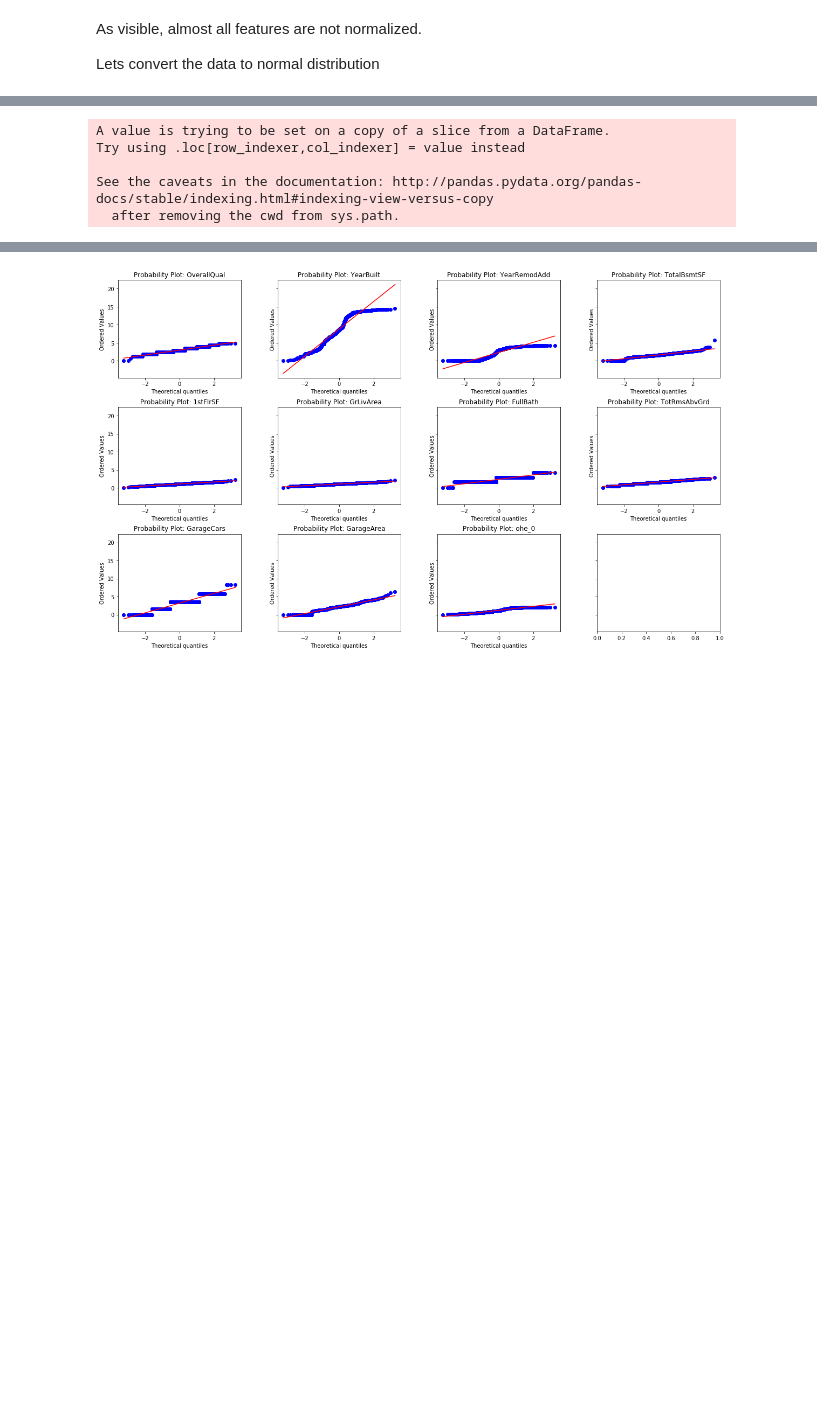
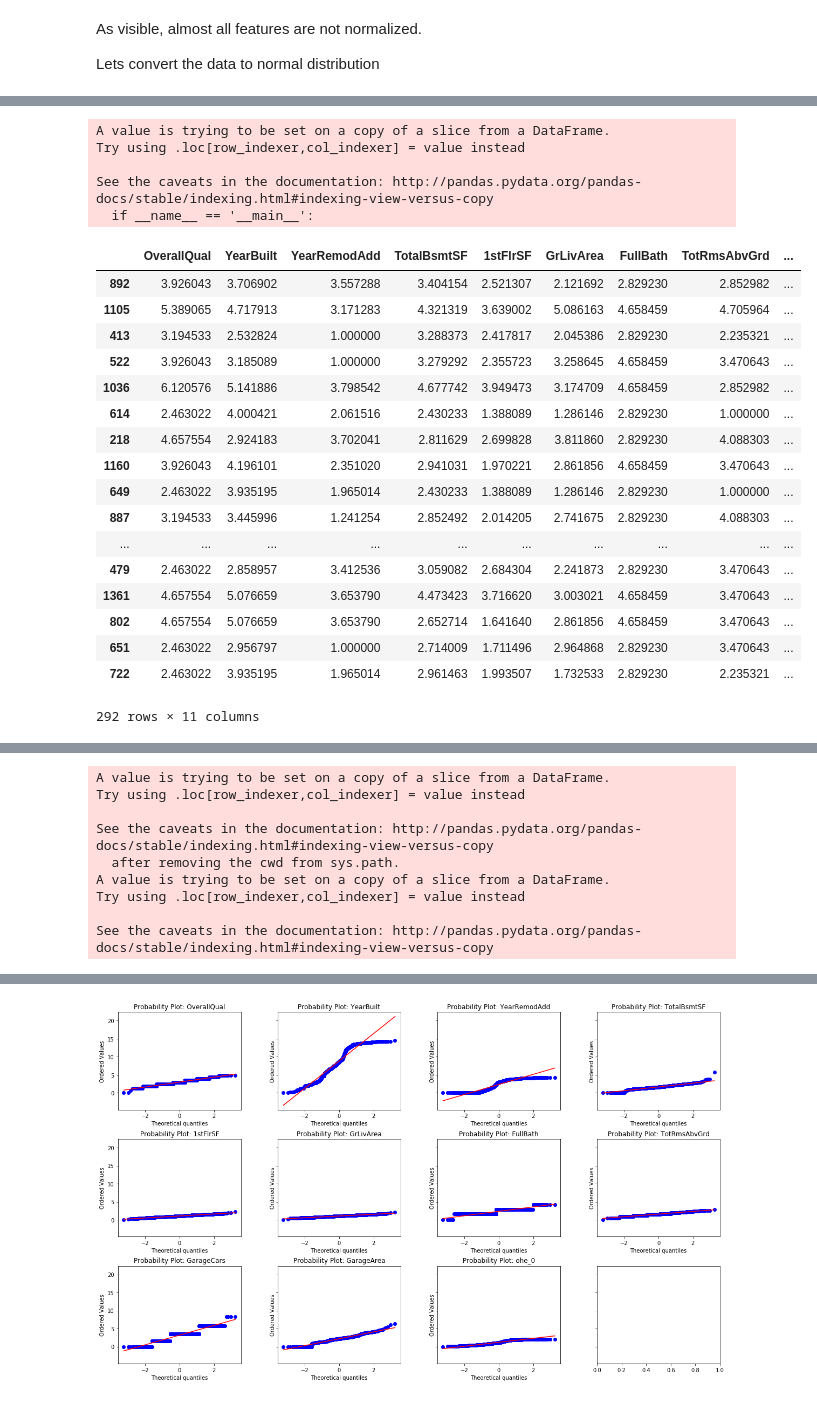
Before and after one commit to SamyaMaiti2012/datascience, a Jupyter notebook: regression/multiRegression/housing_price_estimate-Multiple_Regression_techniques.ipynb, the cells around one changed output, grey strips where cells are left out. Drawn from its saved outputs; the diff is of its cells as text; code cells hidden in the pictures; blank space fills up the shorter version.

Commit message:
Prepared test data

```diff
--- a/regression/multiRegression/housing_price_estimate-Multiple_Regression_techniques.ipynb
+++ b/regression/multiRegression/housing_price_estimate-Multiple_Regression_techniques.ipynb
@@ -705,5 +713,8 @@ num_encoded_variable = len(columns)
 pca = PCA(n_components=num_encoded_variable)
 onehot_housing_X_train_1_pca = pca.fit(onehot_housing_X_train_1).transform(onehot_housing_X_train_1)
 print(onehot_housing_X_train_1_pca.shape)
+
+onehot_housing_X_test_1_pca = pca.transform(onehot_housing_X_test_1)
+print(onehot_housing_X_test_1_pca.shape)
 # %% [output]
 (1168, 39)
@@ -767,10 +786,8 @@ __There is no clear argument to state if feature scaling makes scense on one hot
 #Non one hot encoded features
 non_one_hot_encoded_features_housing_X_train = onehot_housing_X_train_pca.loc[:,:'MasVnrArea']
 
+#one hot encoded features
 one_hot_encoded_features_housing_X_train = onehot_housing_X_train_pca.loc[:,'ohe_0':]
-#non_one_hot_encoded_features_housing_X_train
-#one_hot_encoded_features_housing_X_train
-#housing_y_train
 
 scaler = StandardScaler()
 std_scaler = scaler.fit(non_one_hot_encoded_features_housing_X_train)
@@ -780,4 +797,20 @@ non_one_hot_encoded_features_std_scaler_housing_X_train_temp=non_one_hot_encoded
 
 #Concat with one hot encoded features
 housing_X_train_scaled = pd.concat([non_one_hot_encoded_features_std_scaler_housing_X_train_temp, one_hot_encoded_features_housing_X_train],axis=1)
-housing_X_train_scaled
+
+
+
+
+
+#Non one hot encoded features
+non_one_hot_encoded_features_housing_X_test = onehot_housing_X_test_pca.loc[:,:'MasVnrArea']
+
+#one hot encoded features
+one_hot_encoded_features_housing_X_test = onehot_housing_X_test_pca.loc[:,'ohe_0':]
+
+non_one_hot_encoded_features_std_scaler_housing_X_test = std_scaler.transform(non_one_hot_encoded_features_housing_X_test)
+non_one_hot_encoded_features_std_scaler_housing_X_test_temp = pd.DataFrame(non_one_hot_encoded_features_std_scaler_housing_X_test,columns=non_one_hot_encoded_features_housing_X_test.columns)
+non_one_hot_encoded_features_std_scaler_housing_X_test_temp=non_one_hot_encoded_features_std_scaler_housing_X_test_temp.set_index(non_one_hot_encoded_features_housing_X_test.index.values)
+
+#Concat with one hot encoded features
+housing_X_test_scaled = pd.concat([non_one_hot_encoded_features_std_scaler_housing_X_test_temp, one_hot_encoded_features_housing_X_test],axis=1)
@@ -848,5 +884,5 @@ __As Visisble from the Correlation Heat map, the following features are most sig
 11. ohe_0
 # %%
 housing_X_train_selected = housing_X_train_scaled[['OverallQual','YearBuilt','YearRemodAdd','TotalBsmtSF','1stFlrSF','GrLivArea','FullBath','TotRmsAbvGrd','GarageCars','GarageArea','ohe_0']]
-housing_X_train_selected
-#housing_y_train
+
+housing_X_test_selected = housing_X_test_scaled[['OverallQual','YearBuilt','YearRemodAdd','TotalBsmtSF','1stFlrSF','GrLivArea','FullBath','TotRmsAbvGrd','GarageCars','GarageArea','ohe_0']]
@@ -964,3 +991,40 @@ ohe_0
+# %%
+#convert the negative values to positive for each feature, as the negative values are not accepted
+#for techniques used to convert into normal distribution.
+
+for feature_name in housing_X_test_selected.columns:
+    #get min
+    feature_min = housing_X_test_selected[feature_name].min()
+
+    #Add the Maximum negative value in the whole data series (Value + Maximum Negative value + 1)
+    housing_X_test_selected[feature_name] = housing_X_test_selected[feature_name] - (feature_min) +1
+
+
+housing_X_test_selected
+# %% [output]
+A value is trying to be set on a copy of a slice from a DataFrame.
+Try using .loc[row_indexer,col_indexer] = value instead
+
+See the caveats in the documentation: http://pandas.pydata.org/pandas-docs/stable/indexing.html#indexing-view-versus-copy
+  if __name__ == '__main__':
+|  | OverallQual | YearBuilt | YearRemodAdd | TotalBsmtSF | 1stFlrSF | GrLivArea | FullBath | TotRmsAbvGrd | ... |
+| 892 | 3.926043 | 3.706902 | 3.557288 | 3.404154 | 2.521307 | 2.121692 | 2.829230 | 2.852982 | ... |
+| 1105 | 5.389065 | 4.717913 | 3.171283 | 4.321319 | 3.639002 | 5.086163 | 4.658459 | 4.705964 | ... |
+| 413 | 3.194533 | 2.532824 | 1.000000 | 3.288373 | 2.417817 | 2.045386 | 2.829230 | 2.235321 | ... |
+| 522 | 3.926043 | 3.185089 | 1.000000 | 3.279292 | 2.355723 | 3.258645 | 4.658459 | 3.470643 | ... |
+| 1036 | 6.120576 | 5.141886 | 3.798542 | 4.677742 | 3.949473 | 3.174709 | 4.658459 | 2.852982 | ... |
+| 614 | 2.463022 | 4.000421 | 2.061516 | 2.430233 | 1.388089 | 1.286146 | 2.829230 | 1.000000 | ... |
+| 218 | 4.657554 | 2.924183 | 3.702041 | 2.811629 | 2.699828 | 3.811860 | 2.829230 | 4.088303 | ... |
+| 1160 | 3.926043 | 4.196101 | 2.351020 | 2.941031 | 1.970221 | 2.861856 | 4.658459 | 3.470643 | ... |
+| 649 | 2.463022 | 3.935195 | 1.965014 | 2.430233 | 1.388089 | 1.286146 | 2.829230 | 1.000000 | ... |
+| 887 | 3.194533 | 3.445996 | 1.241254 | 2.852492 | 2.014205 | 2.741675 | 2.829230 | 4.088303 | ... |
+| ... | ... | ... | ... | ... | ... | ... | ... | ... | ... |
+| 479 | 2.463022 | 2.858957 | 3.412536 | 3.059082 | 2.684304 | 2.241873 | 2.829230 | 3.470643 | ... |
+| 1361 | 4.657554 | 5.076659 | 3.653790 | 4.473423 | 3.716620 | 3.003021 | 4.658459 | 3.470643 | ... |
+| 802 | 4.657554 | 5.076659 | 3.653790 | 2.652714 | 1.641640 | 2.861856 | 4.658459 | 3.470643 | ... |
+| 651 | 2.463022 | 2.956797 | 1.000000 | 2.714009 | 1.711496 | 2.964868 | 2.829230 | 3.470643 | ... |
+| 722 | 2.463022 | 3.935195 | 1.965014 | 2.961463 | 1.993507 | 1.732533 | 2.829230 | 2.235321 | ... |
+292 rows × 11 columns
 # %%
 housing_X_train_selected.describe()
 # %% [output]
@@ -976,14 +1040,19 @@ housing_X_train_selected.describe()
 # %%
 #Transform all the feature
 for feature_name in housing_X_train_selected.columns:
-    normal_feature,_ = stats.boxcox(housing_X_train_selected[feature_name])
+    normal_feature,lambda_boxcox_train_independent_features = stats.boxcox(housing_X_train_selected[feature_name])
     housing_X_train_selected[feature_name] = normal_feature
 
 #Transform the target variable
-housing_y_train_normal,lambda_boxcox_SalePrice = stats.boxcox(housing_y_train['SalePrice'])
+housing_y_train_normal,lambda_boxcox_train_SalePrice = stats.boxcox(housing_y_train['SalePrice'])
+housing_y_train['SalePrice'] = housing_y_train_normal
 # %% [output]
 A value is trying to be set on a copy of a slice from a DataFrame.
 Try using .loc[row_indexer,col_indexer] = value instead
 
 See the caveats in the documentation: http://pandas.pydata.org/pandas-docs/stable/indexing.html#indexing-view-versus-copy
   after removing the cwd from sys.path.
+A value is trying to be set on a copy of a slice from a DataFrame.
+Try using .loc[row_indexer,col_indexer] = value instead
+
+See the caveats in the documentation: http://pandas.pydata.org/pandas-docs/stable/indexing.html#indexing-view-versus-copy
```
Also changed, not shown: parts of 24 cells of this notebook.
